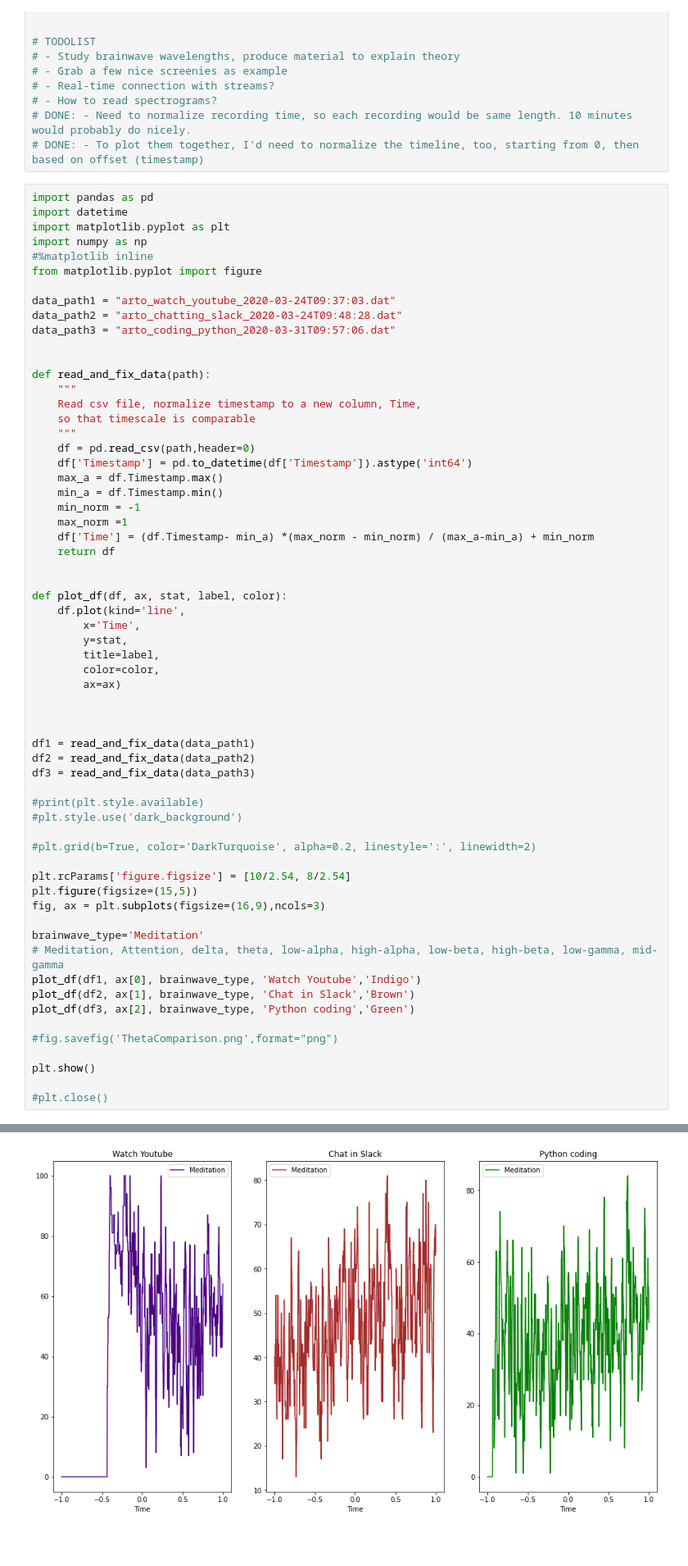
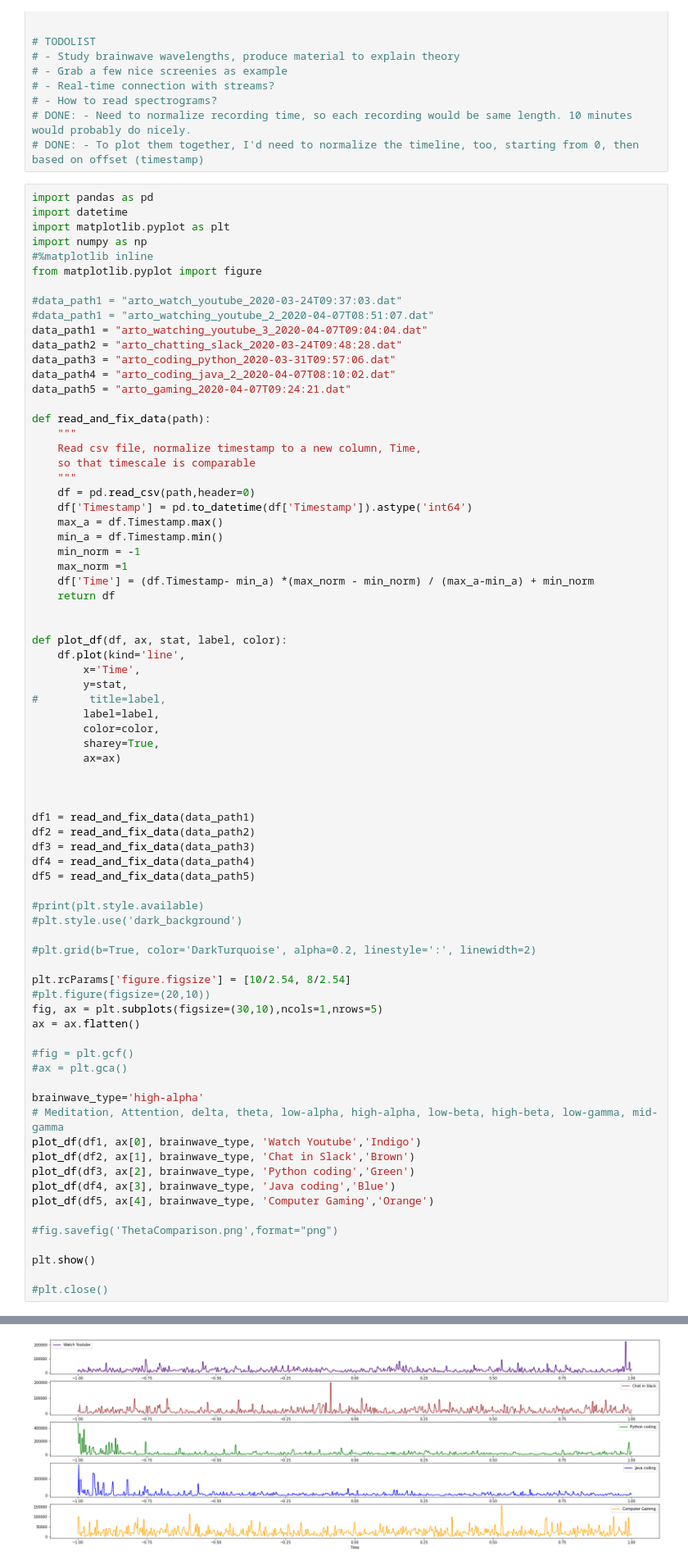
Before and after one commit to crystoll/projectillithid, a Jupyter notebook: ProjectIllithid.ipynb, the cells around one changed output, grey strips where cells are left out. Shown at 82% size. Cells and saved outputs as stored; diff of their text form; blank space fills up the shorter version.

Commit message:
Small iteration on visualization

```diff
--- a/ProjectIllithid.ipynb
+++ b/ProjectIllithid.ipynb
@@ -19,10 +19,13 @@ import numpy as np
 #%matplotlib inline
 from matplotlib.pyplot import figure
 
-data_path1 = "arto_watch_youtube_2020-03-24T09:37:03.dat"
+#data_path1 = "arto_watch_youtube_2020-03-24T09:37:03.dat"
+#data_path1 = "arto_watching_youtube_2_2020-04-07T08:51:07.dat"
+data_path1 = "arto_watching_youtube_3_2020-04-07T09:04:04.dat"
 data_path2 = "arto_chatting_slack_2020-03-24T09:48:28.dat"
 data_path3 = "arto_coding_python_2020-03-31T09:57:06.dat"
-
+data_path4 = "arto_coding_java_2_2020-04-07T08:10:02.dat"
+data_path5 = "arto_gaming_2020-04-07T09:24:21.dat"
 
 def read_and_fix_data(path):
     """
@@ -43,8 +46,10 @@ def plot_df(df, ax, stat, label, color):
     df.plot(kind='line',
         x='Time',
         y=stat,
-        title=label,
+#        title=label,
+        label=label,
         color=color,
+        sharey=True,
         ax=ax)
 
 
@@ -52,6 +57,8 @@ def plot_df(df, ax, stat, label, color):
 df1 = read_and_fix_data(data_path1)
 df2 = read_and_fix_data(data_path2)
 df3 = read_and_fix_data(data_path3)
+df4 = read_and_fix_data(data_path4)
+df5 = read_and_fix_data(data_path5)
 
 #print(plt.style.available)
 #plt.style.use('dark_background')
@@ -59,14 +66,20 @@ df3 = read_and_fix_data(data_path3)
 #plt.grid(b=True, color='DarkTurquoise', alpha=0.2, linestyle=':', linewidth=2)
 
 plt.rcParams['figure.figsize'] = [10/2.54, 8/2.54]
-plt.figure(figsize=(15,5))
-fig, ax = plt.subplots(figsize=(16,9),ncols=3)
+#plt.figure(figsize=(20,10))
+fig, ax = plt.subplots(figsize=(30,10),ncols=1,nrows=5)
+ax = ax.flatten()
 
-brainwave_type='Meditation'
+#fig = plt.gcf()
+#ax = plt.gca()
+
+brainwave_type='high-alpha'
 # Meditation, Attention, delta, theta, low-alpha, high-alpha, low-beta, high-beta, low-gamma, mid-gamma
 plot_df(df1, ax[0], brainwave_type, 'Watch Youtube','Indigo')
 plot_df(df2, ax[1], brainwave_type, 'Chat in Slack','Brown')
 plot_df(df3, ax[2], brainwave_type, 'Python coding','Green')
+plot_df(df4, ax[3], brainwave_type, 'Java coding','Blue')
+plot_df(df5, ax[4], brainwave_type, 'Computer Gaming','Orange')
 
 #fig.savefig('ThetaComparison.png',format="png")
 
@@ -78,4 +90,4 @@ plt.show()
-[figure, old version]
+[figure, new version]
 # %%
 #fig, (ax1, ax2) = plt.subplots(1,2,figsize=(12,4))
 #xfmt = md.DateFormatter('%M:%S')
```
Also changed, not shown: parts of 1 cell of this notebook.
